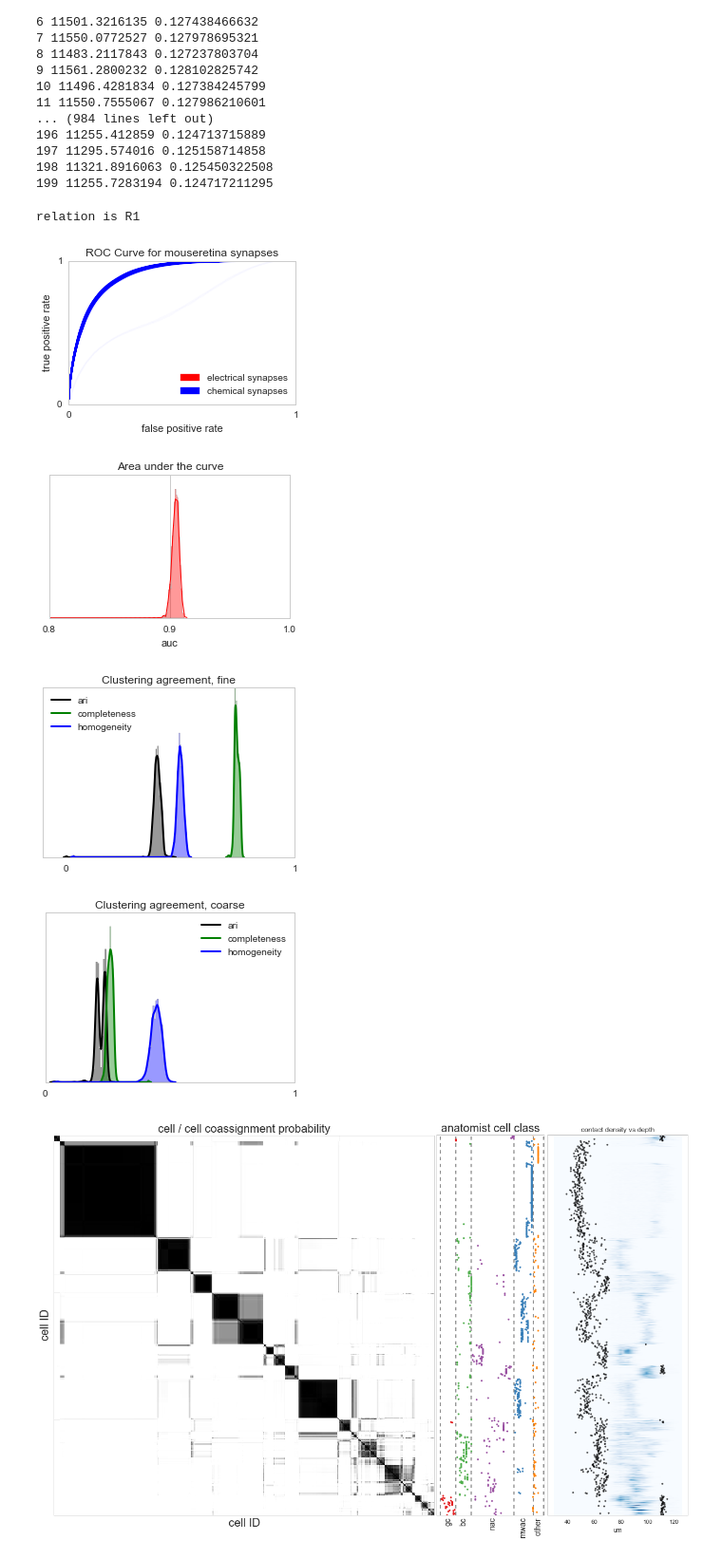
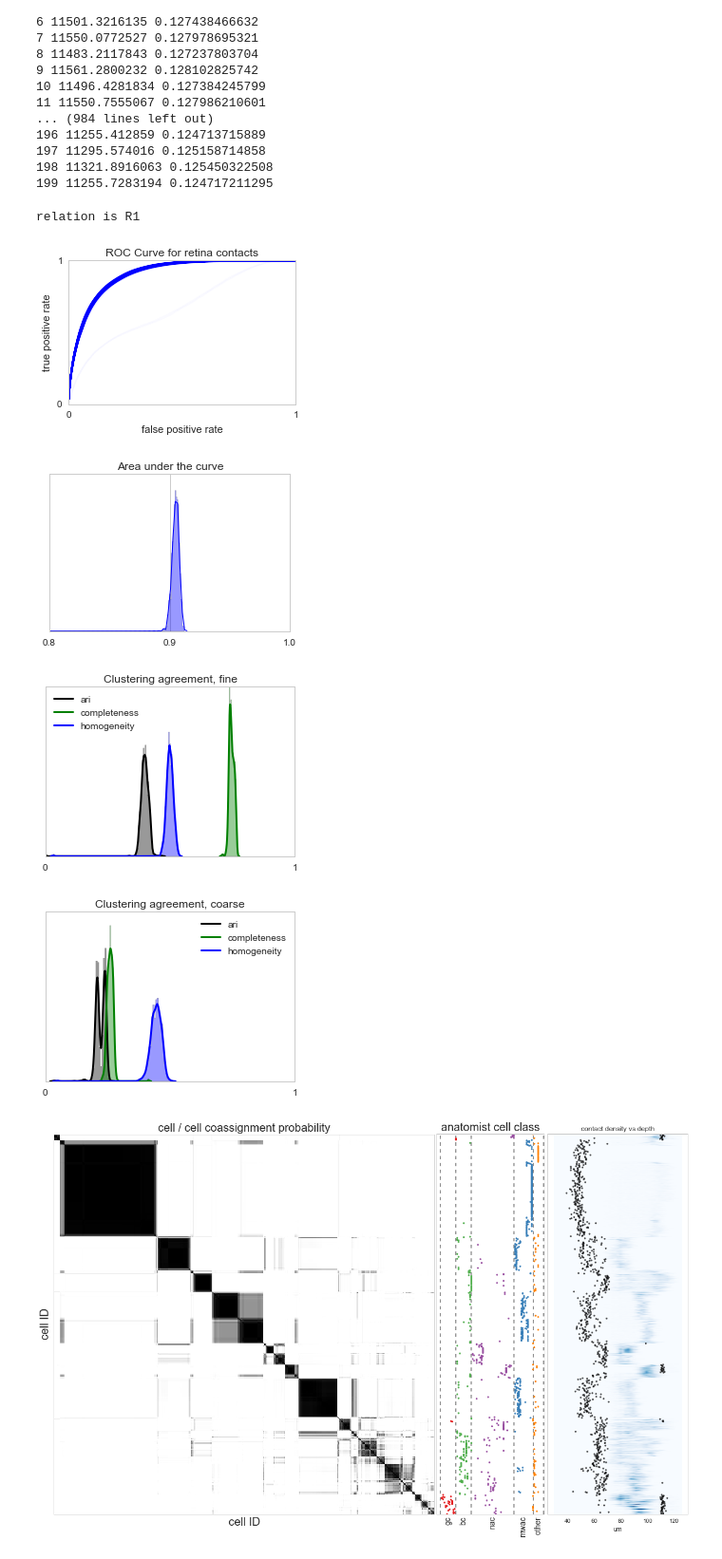
Before and after one commit to ericmjonas/connectodiscovery, a Jupyter notebook: experiments/mouseretina/plots.ipynb, the cells around one changed output. Shown at 95% size. Saved outputs shown, nothing was run; the diff lists cells and outputs as text; code cells hidden in the pictures.

Commit message:
updates to figures and plots

```diff
--- a/experiments/mouseretina/plots.ipynb
+++ b/experiments/mouseretina/plots.ipynb
@@ -78,60 +78,62 @@ ax.legend(loc='center right')
 #red_patch = mpatches.Patch(color='r', label='electrical synapses')
 #blue_patch = mpatches.Patch(color='b', label='chemical synapses')
 
-ax.legend(handles=[red_patch, blue_patch], loc='lower right')
-ax.set_title("ROC Curve for mouseretina synapses")
+#ax.legend(handles=[red_patch, blue_patch], loc='lower right')
+ax.set_title("ROC Curve for retina contacts")
 ax.set_xticks([0, 1])
 ax.set_yticks([0, 1])
 fig.tight_layout()
 fig.savefig("tgt.roc.pdf")
 # %% [output]
 relation is R1
-[figure, old version]
+[figure, new version]
 # %%
 fig =pylab.figure(figsize=(4, 3))
 ax = fig.add_subplot(1, 1, 1)
 
 
 sns.distplot(df[df.relation_name == 'R1'].auc,
-             kde_kws={"color": "r", "lw": 1, },
-            hist_kws={"histtype": "stepfilled", "color": "r"});
+             kde_kws={"color": "b", "lw": 1, },
+            hist_kws={"histtype": "stepfilled", "color": "b"});
 
 ax.set_title("Area under the curve")
 ax.set_xlim(0.8, 1.0)
 ax.set_xticks([0.8, 0.9, 1.0]) # np.linspace(0, 1.0, 6))
 #ax.set_xticklabels(['0', "", "", "", "", "1.0"])
 ax.set_yticks([])
+ax.set_xlabel("")
 fig.tight_layout()
 
 fig.savefig("tgt.auc.pdf")
 # %% [output]
-[figure, old version]
+[figure, new version]
 # %%
 
 
 
 rel = 'R1' # doesn't matter, just need one
 df_one_rel = df[df.relation_name == rel]
 
 for type_granularity in ['fine', 'coarse']:
     fig =pylab.figure(figsize=(4, 3))
     ax = fig.add_subplot(1, 1, 1)
     for col, color in [('ari', 'k'), ('completeness', 'g'), ('homogeneity', 'b')]:
         col_label = col
         if type_granularity == 'coarse':
             col = "coarse_" + col
         sns.distplot(df_one_rel[col],
                      kde_kws={"color": color, "lw": 2, "label": col_label},
                      hist_kws={"histtype": "stepfilled", "color": color});
     ax.set_xlabel("")
     ax.set_xticks([0.0, 1.0])
     ax.set_yticks([]) # 0, 35])
+    ax.set_xlim(0, 1)
     ax.grid(False)
     fig.tight_layout()
     ax.set_title("Clustering agreement, %s" % type_granularity)
     fig.savefig("tgt.ari_et_al.%s.pdf" % type_granularity)
 # %% [output]
-[figure, old version]
+[figure, new version]
 [figure]
 # %%
 # z matrix ?
```
Also changed, not shown: 17 other files.
